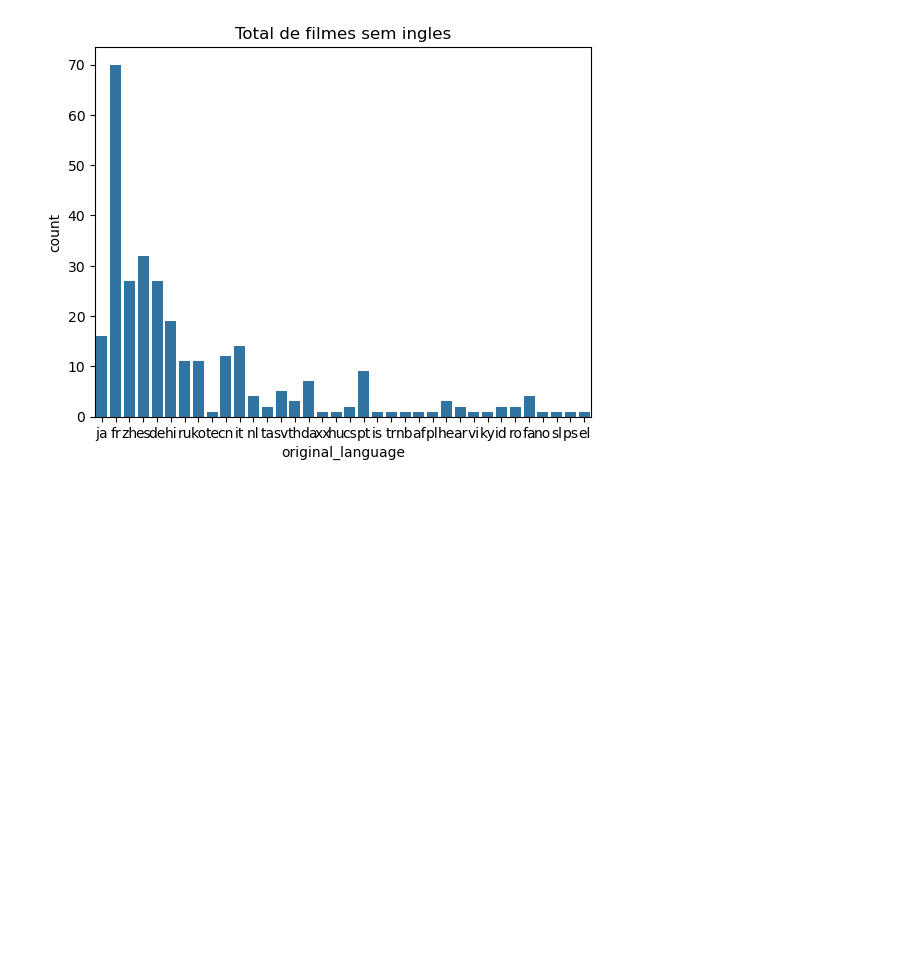
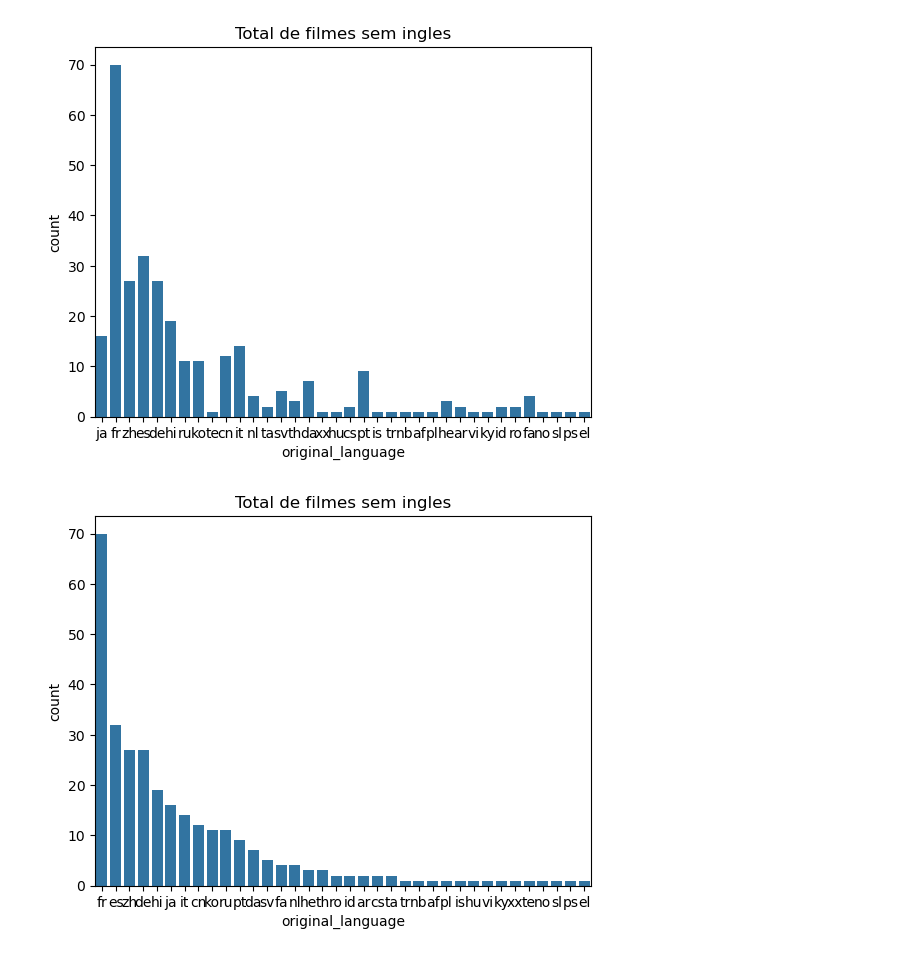
Before and after one commit to carlosvinicius-ai/DataScience, a Jupyter notebook: Codigos/introducao_data_science.ipynb, the cells around one changed output. Saved outputs shown, nothing was run; the diff lists cells and outputs as text; code cells hidden in the pictures; blank space fills up the shorter version.

```diff
--- a/Codigos/introducao_data_science.ipynb
+++ b/Codigos/introducao_data_science.ipynb
@@ -309,3 +309,9 @@ plt.title('Total de filmes sem ingles')
 plt.show()
 # %% [output]
 [figure]
+# %%
+sns.countplot(data=tmdb.query('original_language != "en"'), x='original_language', order=total_outros_lingua.index)
+plt.title('Total de filmes sem ingles')
+plt.show()
+# %% [output]
+[figure, added]
```
Also changed, not shown: parts of 2 cells of this notebook.
